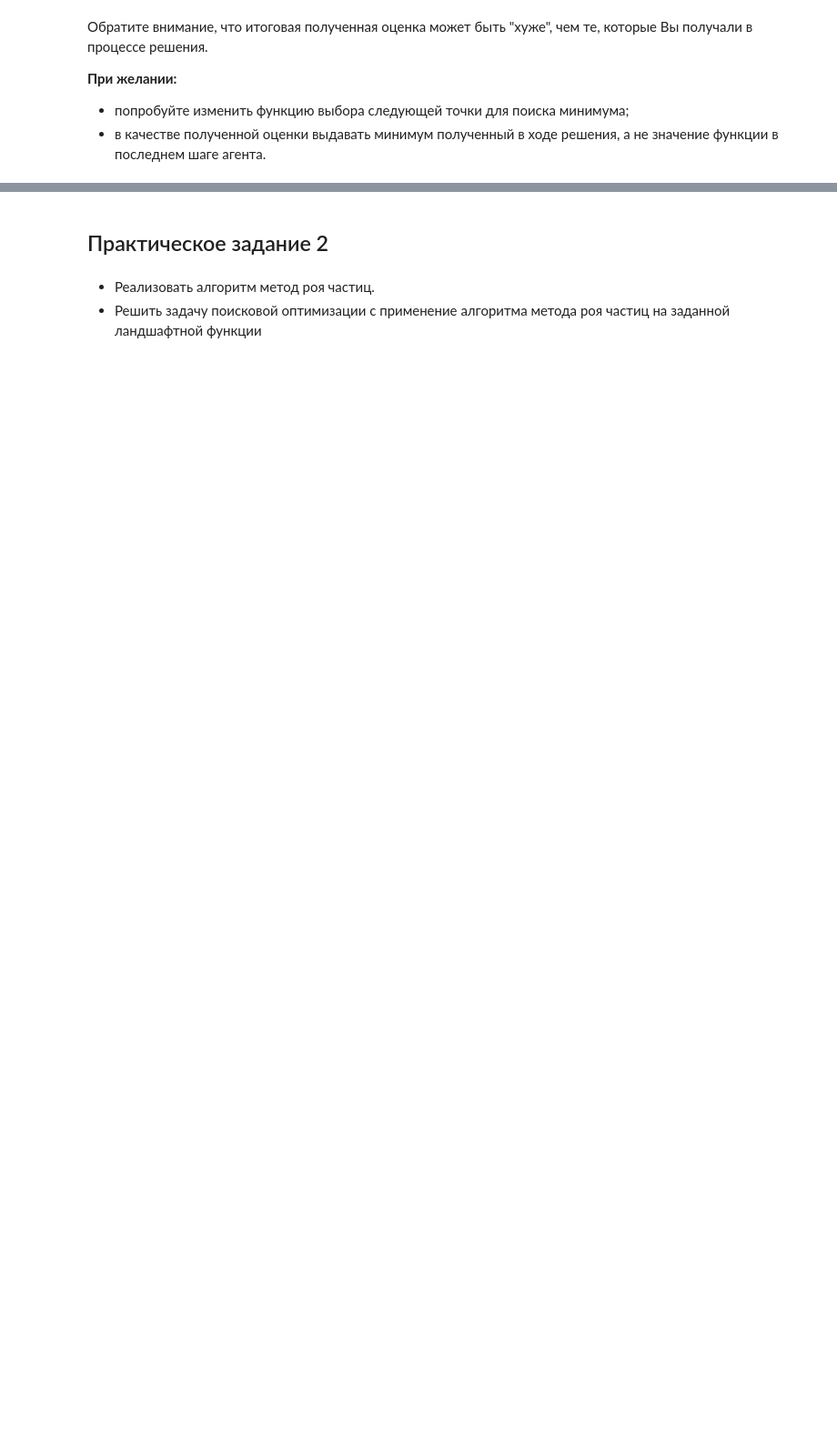
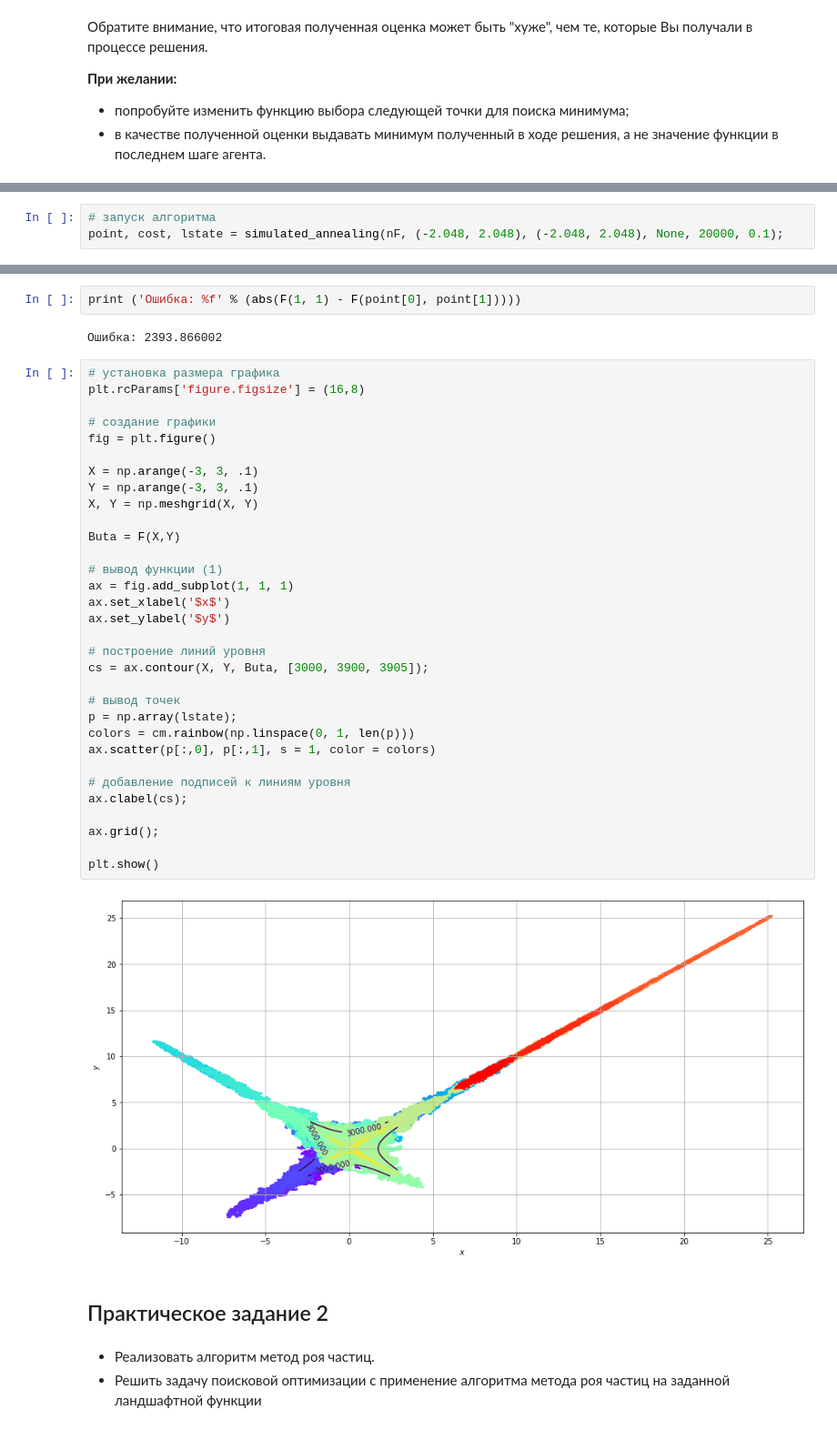
Before and after one commit to TikhonovDaniil/AINavigationControl5.2020, a Jupyter notebook: L1/L1_N3.ipynb, the cells around one changed output, grey strips where cells are left out. Shown at 91% size. Saved outputs shown, nothing was run; the diff lists cells and outputs as text; blank space fills up the shorter version.

```diff
--- a/L1/L1_N3.ipynb
+++ b/L1/L1_N3.ipynb
@@ -234,0 +417,3 @@ plt.show()
+# %%
+# запуск алгоритма
+point, cost, lstate = simulated_annealing(nF, (-2.048, 2.048), (-2.048, 2.048), None, 20000, 0.1);
@@ -235,3 +442,41 @@ plt.show()
+# %%
+print ('Ошибка: %f' % (abs(F(1, 1) - F(point[0], point[1]))))
+# %% [output]
+Ошибка: 2393.866002
+# %%
+# установка размера графика
+plt.rcParams['figure.figsize'] = (16,8)
+
+# создание графики
+fig = plt.figure()
+
+X = np.arange(-3, 3, .1)
+Y = np.arange(-3, 3, .1)
+X, Y = np.meshgrid(X, Y)
+
+Buta = F(X,Y)
+
+# вывод функции (1)
+ax = fig.add_subplot(1, 1, 1)
+ax.set_xlabel('$x$')
+ax.set_ylabel('$y$')
+
+# построение линий уровня
+cs = ax.contour(X, Y, Buta, [3000, 3900, 3905]);
+
+# вывод точек
+p = np.array(lstate);
+colors = cm.rainbow(np.linspace(0, 1, len(p)))
+ax.scatter(p[:,0], p[:,1], s = 1, color = colors)
+
+# добавление подписей к линиям уровня
+ax.clabel(cs);
+
+ax.grid();
+
+plt.show()
+# %% [output]
+[figure, added]
 # %% [markdown]
 ## Практическое задание 2
 # %% [markdown]
```
Also changed, not shown: parts of 21 cells of this notebook.
